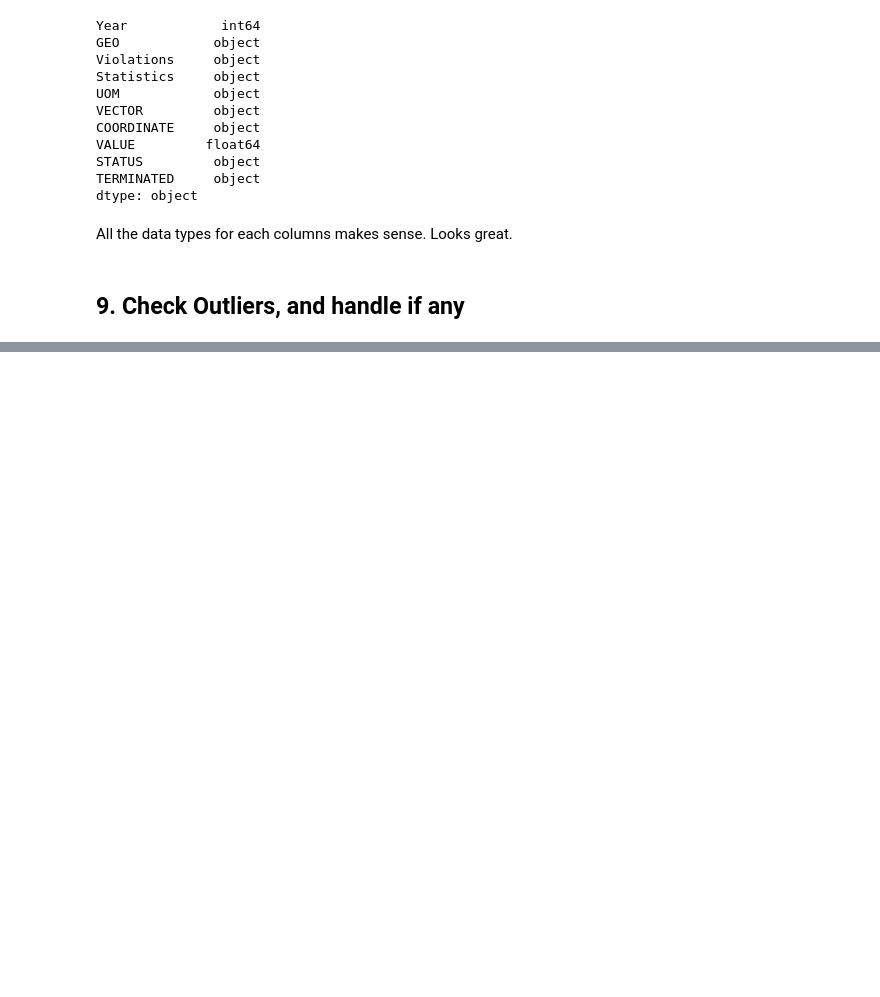
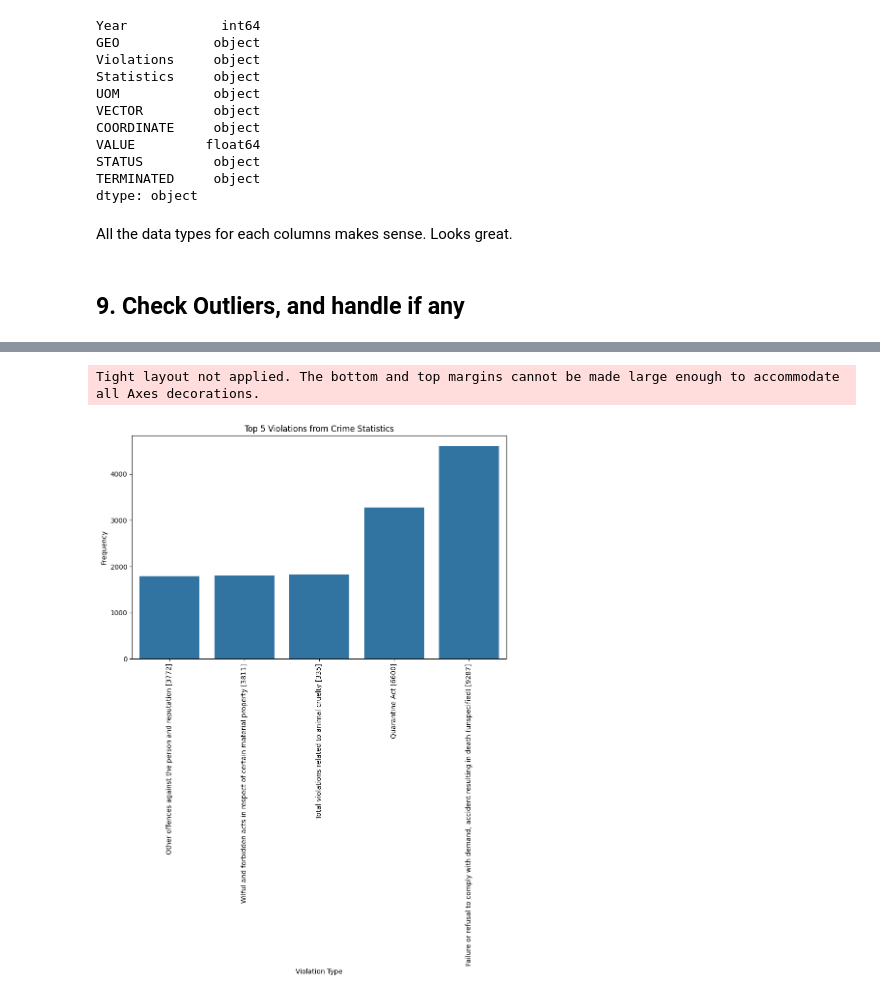
Before and after one commit to swekriti12/Crime-Statistics, a Jupyter notebook: Crime Statistics.ipynb, the cells around one changed output, grey strips where cells are left out. Drawn from its saved outputs; the diff is of its cells as text; code cells hidden in the pictures; blank space fills up the shorter version.

```diff
--- a/Crime Statistics.ipynb
+++ b/Crime Statistics.ipynb
@@ -858,0 +899,20 @@ plt.show()
+# %%
+# Get the top 5 most frequent violations
+top_5_violations = Crime_Statistics['Violations'].value_counts().tail(5).sort_values(ascending=True)
+
+# Create the barplot
+plt.figure(figsize=(10, 6))
+sns.barplot(x=top_5_violations.index, y=top_5_violations.values)
+
+# Add titles and labels
+plt.title('Top 5 Violations from Crime Statistics')
+plt.xlabel('Violation Type')
+plt.ylabel('Frequency')
+
+# Show the plot
+plt.xticks(rotation=90)
+plt.tight_layout()
+plt.show()
+# %% [output]
+Tight layout not applied. The bottom and top margins cannot be made large enough to accommodate all Axes decorations.
+[figure, added]
```
Also changed, not shown: parts of 23 cells of this notebook.
